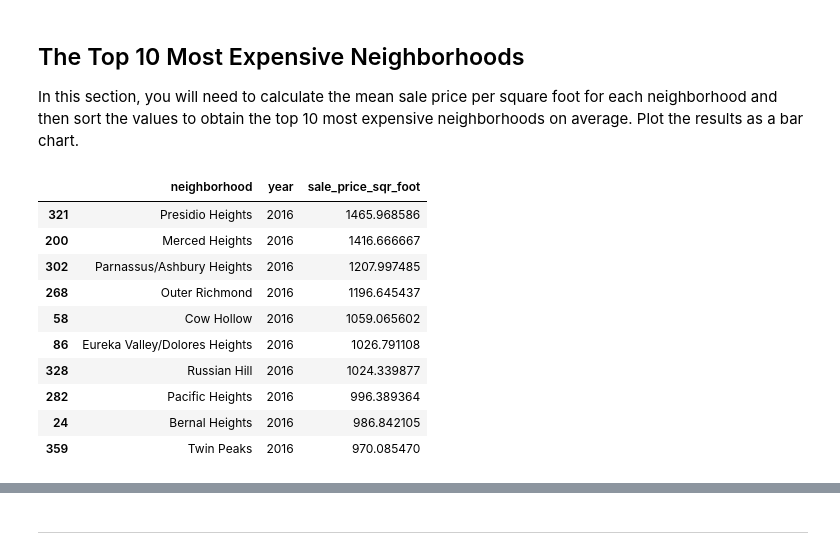
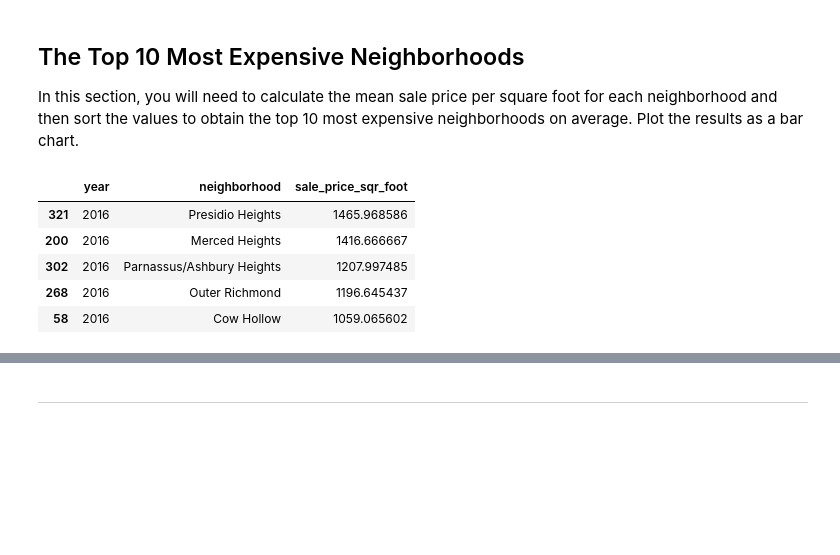
Before and after one commit to PanicAtTheDisco88/PyViz_homework6, a Jupyter notebook: Instructions/Starter_Code/rental_analysis.ipynb, the cells around one changed output, grey strips where cells are left out. Saved outputs shown, nothing was run; the diff lists cells and outputs as text; code cells hidden in the pictures; blank space fills up the shorter version.

```diff
--- a/Instructions/Starter_Code/rental_analysis.ipynb
+++ b/Instructions/Starter_Code/rental_analysis.ipynb
@@ -35,9 +33,9 @@ map_box_api = os.getenv("mapbox")
 ## Load Data
 # %%
 # Read the census data into a Pandas DataFrame
-file_path = Path("Data/sfo_neighborhoods_census_data.csv")
-sfo_data = pd.read_csv(file_path, index_col="year")
-sfo_data.head()
+file_path = Path("./Data/sfo_neighborhoods_census_data.csv")
+sf_data = pd.read_csv(file_path, index_col="year")
+sf_data.head()
 # %% [output]
 |  | neighborhood | sale_price_sqr_foot | housing_units | gross_rent |
 | year |  |  |  |  |
@@ -121,14 +121,5 @@ In this section, you will use hvplot to create two interactive visulizations of
 
 **Hint:** It will be easier to create a new DataFrame from grouping the data and calculating the mean prices for each year and neighborhood
 # %%
-#avg_price_by_neighborhood=sfo_data.groupby([sfo_data.index, 'neighborhood']).mean()
-#avg_price_by_neighborhood.reset_index(inplace=True)
-#avg_price_by_neighborhood
-
 # Group by year and neighborhood and then create a new data set of the mean values; returns a Series object
-sfo_avg_psf_neighborhood = sfo_data["sale_price_sqr_foot"].groupby([sfo_data.neighborhood,sfo_data.index]).mean()
-
-# Cast sfo_avg_psf_neighborhood to a Dataframe and reset index
-sfo_avg_psf_neighborhood = sfo_avg_psf_neighborhood.to_frame()
-sfo_avg_psf_neighborhood.reset_index(inplace=True)
-sfo_avg_psf_neighborhood.head()
+sf_avg_psf_neighborhood = sf_data["sale_price_sqr_foot"].groupby([sf_data.neighborhood,sf_data.index]).mean()
@@ -159,0 +126,6 @@ interact(plot_psf_neighborhood, neighborhood=select)
+# %%
+# Cast sf_avg_psf_neighborhood to a Dataframe, reset index, reorder columns
+sf_avg_psf_neighborhood_df = sf_avg_psf_neighborhood.to_frame()
+sf_avg_psf_neighborhood_df.reset_index(inplace=True)
+sf_avg_psf_neighborhood_df = sf_avg_psf_neighborhood_df[['year', 'neighborhood', 'sale_price_sqr_foot']]
+sf_avg_psf_neighborhood_df.tail()
@@ -194,26 +175,18 @@ In this section, you will need to calculate the mean sale price per square foot
 # %%
 # Getting the data from the top 10 expensive neighborhoods to own
 # Top 10 based on latest year of data(2016)
 
-psf_2016 = sfo_avg_psf_neighborhood[sfo_avg_psf_neighborhood['year'] == 2016]
+psf_2016 = sf_avg_psf_neighborhood_df[sf_avg_psf_neighborhood_df.year == 2016]
+psf_2016.head()
 top10_psf_2016 = psf_2016.sort_values(by='sale_price_sqr_foot',ascending=False).head(10)
-top10_psf_2016
-
-#top10_psf_2016 = top10_psf_2016.sort_values(by='sale_price_sqr_foot', ascending=False)
-#top10_psf_2016.reset_index(inplace=True)
-#top10_psf_2016
+top10_psf_2016.head()
 # %% [output]
-|  | neighborhood | year | sale_price_sqr_foot |
-| 321 | Presidio Heights | 2016 | 1465.968586 |
-| 200 | Merced Heights | 2016 | 1416.666667 |
-| 302 | Parnassus/Ashbury Heights | 2016 | 1207.997485 |
-| 268 | Outer Richmond | 2016 | 1196.645437 |
-| 58 | Cow Hollow | 2016 | 1059.065602 |
-| 86 | Eureka Valley/Dolores Heights | 2016 | 1026.791108 |
-| 328 | Russian Hill | 2016 | 1024.339877 |
-| 282 | Pacific Heights | 2016 | 996.389364 |
-| 24 | Bernal Heights | 2016 | 986.842105 |
-| 359 | Twin Peaks | 2016 | 970.085470 |
+|  | year | neighborhood | sale_price_sqr_foot |
+| 321 | 2016 | Presidio Heights | 1465.968586 |
+| 200 | 2016 | Merced Heights | 1416.666667 |
+| 302 | 2016 | Parnassus/Ashbury Heights | 1207.997485 |
+| 268 | 2016 | Outer Richmond | 1196.645437 |
+| 58 | 2016 | Cow Hollow | 1059.065602 |
 # %%
 # Plotting the data from the top 10 expensive neighborhoods (2016)
 min = top10_psf_2016['sale_price_sqr_foot'].min()
```
Also changed, not shown: parts of 33 cells of this notebook, 1 other file.
